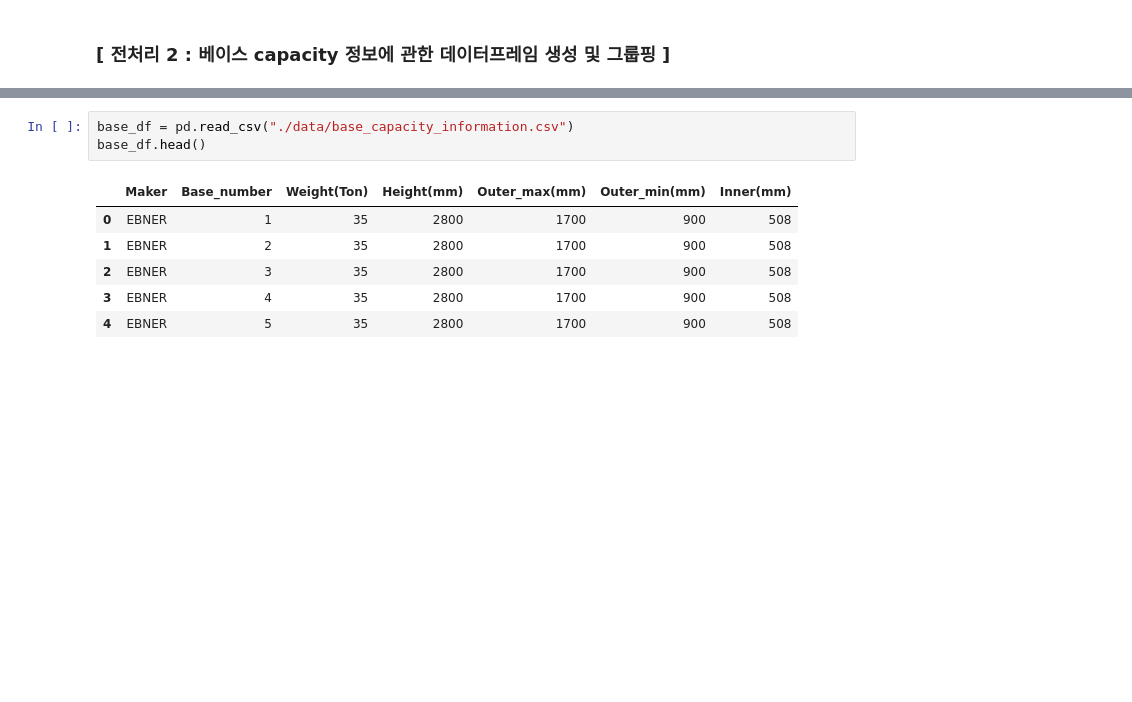
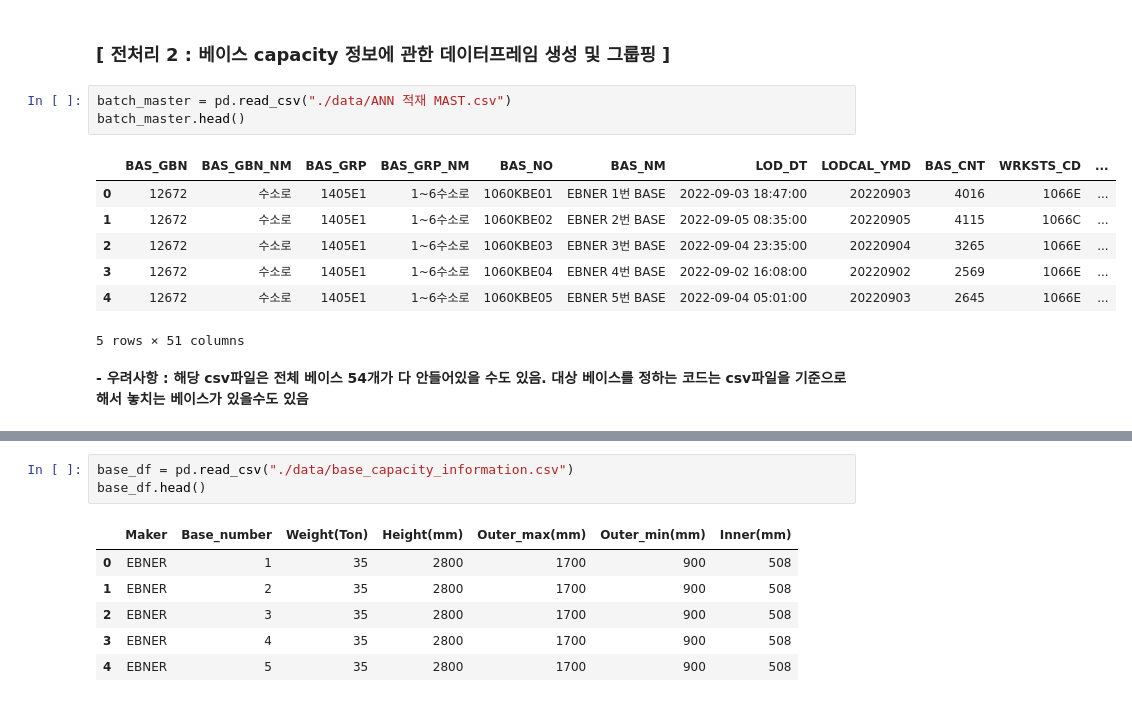
Before and after one commit to ppurify/DK, a Jupyter notebook: generate_dataframe.ipynb, the cells around one changed output, grey strips where cells are left out. Drawn from its saved outputs; the diff is of its cells as text; blank space fills up the shorter version.

```diff
--- a/generate_dataframe.ipynb
+++ b/generate_dataframe.ipynb
@@ -377,2 +388,15 @@ coil_emergency[:5]
 # %% [markdown]
 ### **[ 전처리 2 : 베이스 capacity 정보에 관한 데이터프레임 생성 및 그룹핑 ]**
+# %%
+batch_master = pd.read_csv("./data/ANN 적재 MAST.csv")
+batch_master.head()
+# %% [output]
+|  | BAS_GBN | BAS_GBN_NM | BAS_GRP | BAS_GRP_NM | BAS_NO | BAS_NM | LOD_DT | LODCAL_YMD | BAS_CNT | WRKSTS_CD | ... |
+| 0 | 12672 | 수소로 | 1405E1 | 1~6수소로 | 1060KBE01 | EBNER 1번 BASE | 2022-09-03 18:47:00 | 20220903 | 4016 | 1066E | ... |
+| 1 | 12672 | 수소로 | 1405E1 | 1~6수소로 | 1060KBE02 | EBNER 2번 BASE | 2022-09-05 08:35:00 | 20220905 | 4115 | 1066C | ... |
+| 2 | 12672 | 수소로 | 1405E1 | 1~6수소로 | 1060KBE03 | EBNER 3번 BASE | 2022-09-04 23:35:00 | 20220904 | 3265 | 1066E | ... |
+| 3 | 12672 | 수소로 | 1405E1 | 1~6수소로 | 1060KBE04 | EBNER 4번 BASE | 2022-09-02 16:08:00 | 20220902 | 2569 | 1066E | ... |
+| 4 | 12672 | 수소로 | 1405E1 | 1~6수소로 | 1060KBE05 | EBNER 5번 BASE | 2022-09-04 05:01:00 | 20220903 | 2645 | 1066E | ... |
+5 rows × 51 columns
+# %% [markdown]
+**- 우려사항 : 해당 csv파일은 전체 베이스 54개가 다 안들어있을 수도 있음. 대상 베이스를 정하는 코드는 csv파일을 기준으로 해서 놓치는 베이스가 있을수도 있음**
```
Also changed, not shown: parts of 16 cells of this notebook, 4 other files.
